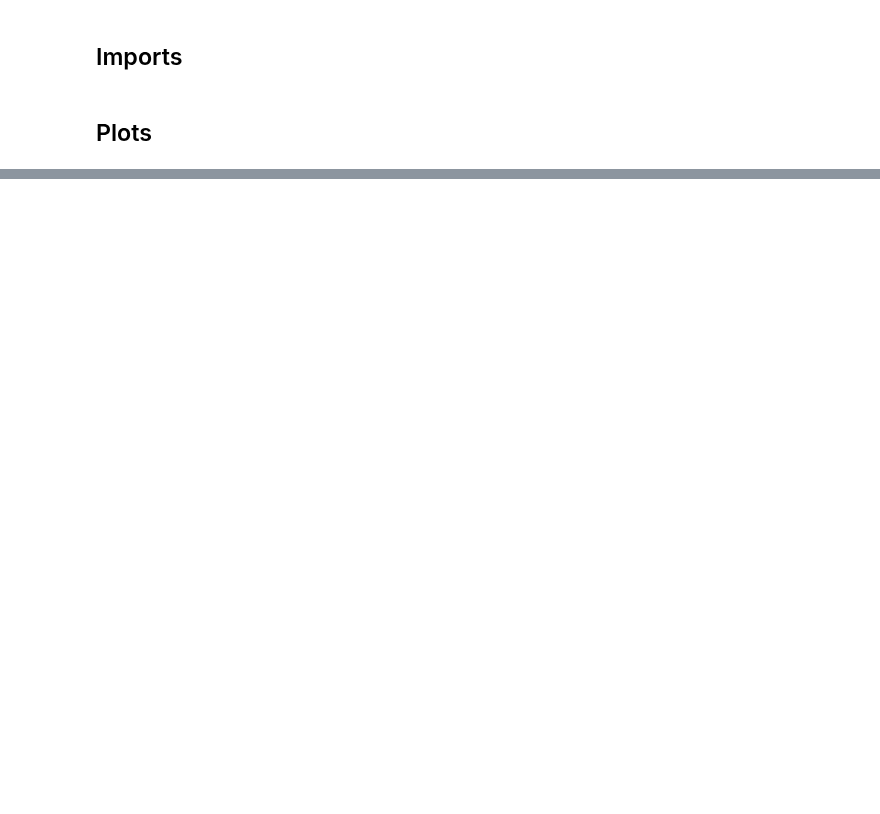
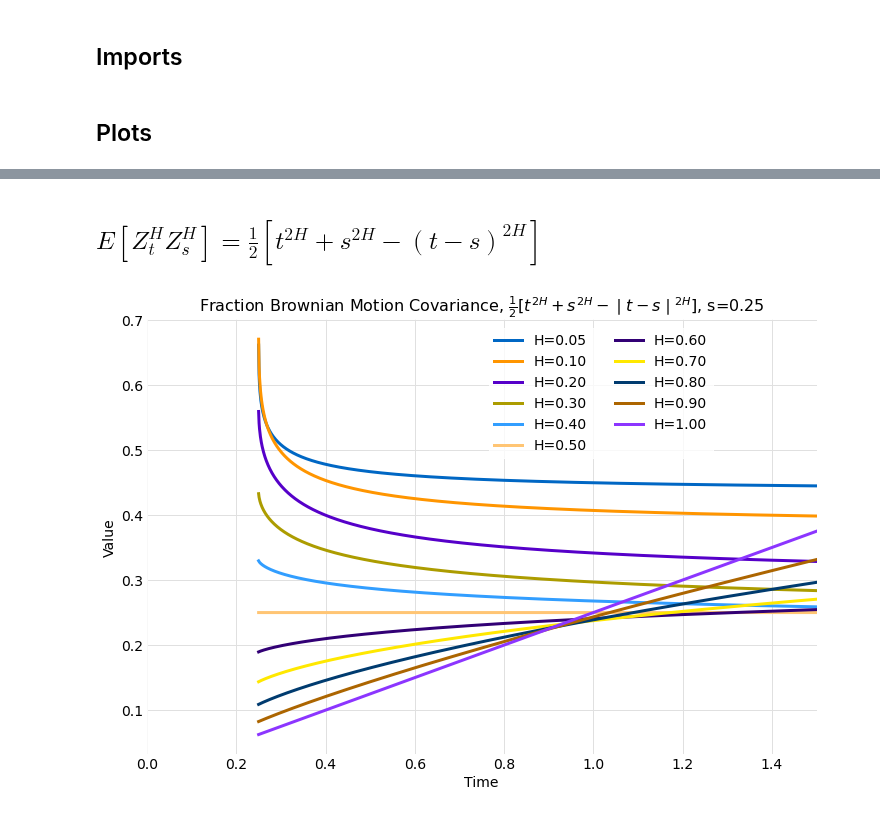
Before and after one commit to glyfish/alef, a Jupyter notebook: notebooks/mean_reversion/fbm_expectations.ipynb, the cells around one changed output, grey strips where cells are left out. Saved outputs shown, nothing was run; the diff lists cells and outputs as text; code cells hidden in the pictures; blank space fills up the shorter version.

```diff
--- a/notebooks/mean_reversion/fbm_expectations.ipynb
+++ b/notebooks/mean_reversion/fbm_expectations.ipynb
@@ -70,0 +110,13 @@ def variance(H_vals, time, lengend_location):
+# %% [markdown]
+## $E[Z^H_t Z^H_s] = \frac{1}{2}[t^{2H}+s^{2H}-(t-s)^{2H}]$
+# %%
+tmax = 1.5
+Δt = 0.001
+nsteps = int(tmax/Δt)
+H_vals = [0.05, 0.1, 0.2, 0.3, 0.4, 0.5, 0.6, 0.7, 0.8, 0.9, 1.0]
+time = numpy.linspace(0.0, tmax, nsteps)
+
+s = 0.25
+covariance_plot(H_vals, s, time, (0.5, 0.665))
+# %% [output]
+[figure, added]
```
Also changed, not shown: parts of 12 cells of this notebook, 4 other files.
